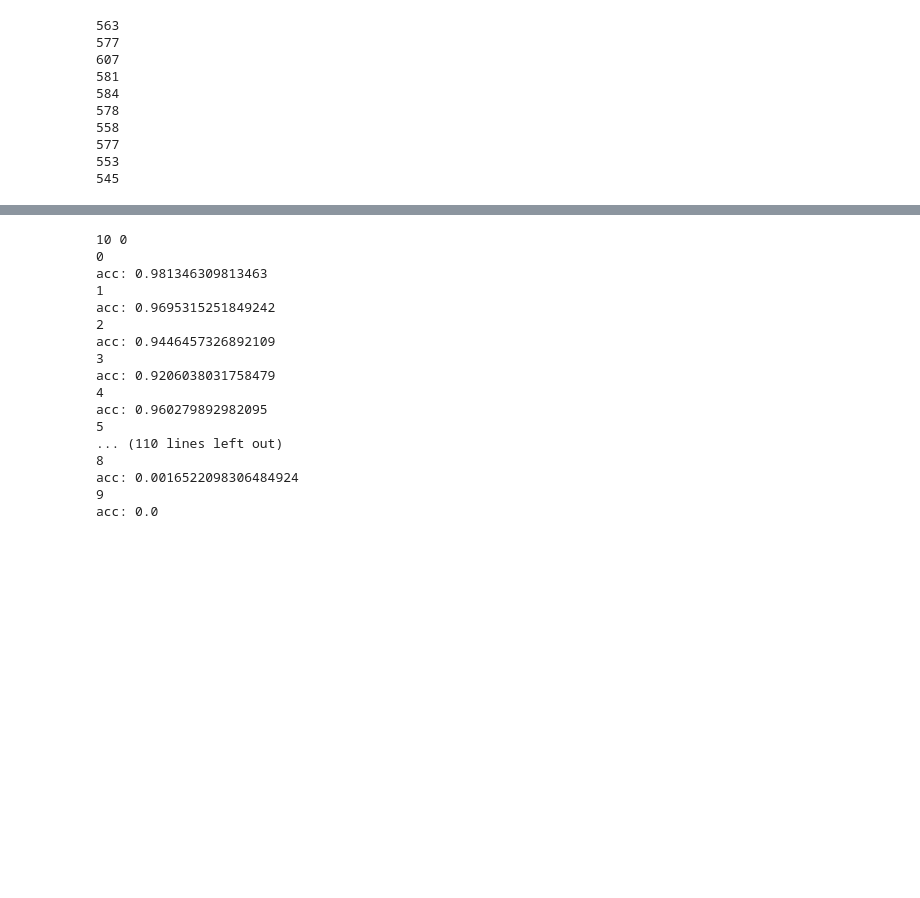
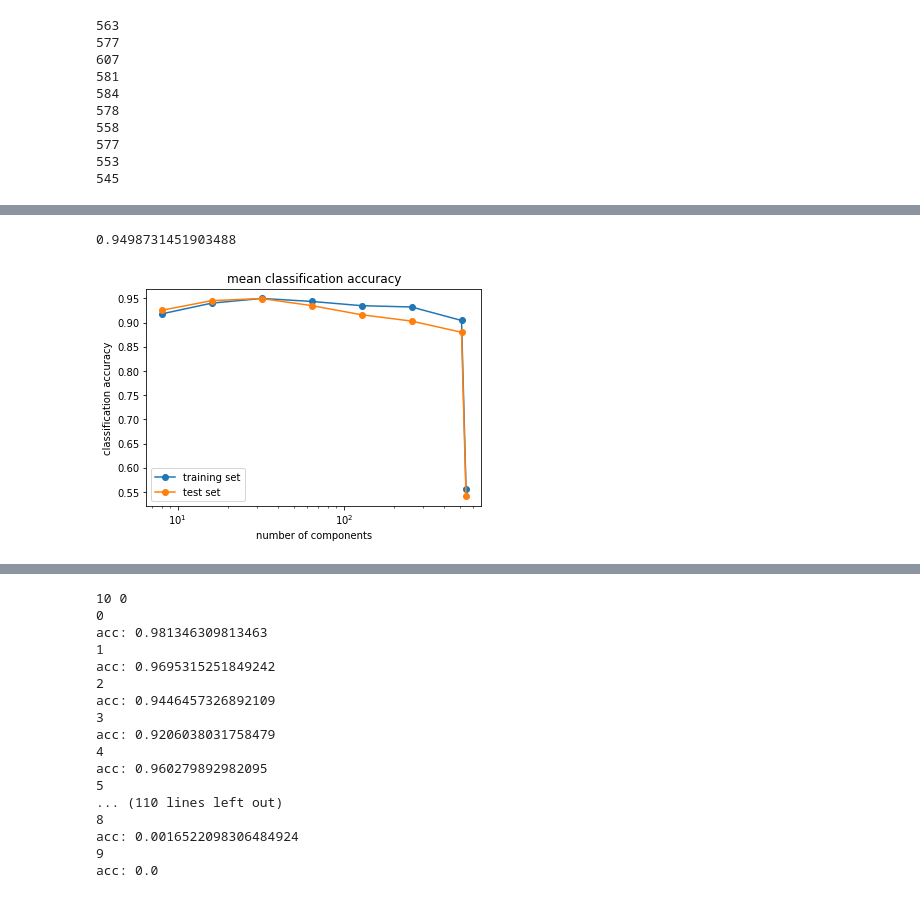
Before and after one commit to VMBoehm/DeNoPa, a Jupyter notebook: ClassificationWithPCA.ipynb, the cells around one changed output, grey strips where cells are left out. Saved outputs shown, nothing was run; the diff lists cells and outputs as text; code cells hidden in the pictures; blank space fills up the shorter version.

```diff
--- a/ClassificationWithPCA.ipynb
+++ b/ClassificationWithPCA.ipynb
@@ -269,0 +319,14 @@ for jj in range(10):
+# %%
+nums = [8,16,32,64,128,256,512,545]
+plt.figure()
+plt.title('mean classification accuracy')
+plt.semilogx(nums, np.mean(acctrain,axis=1), marker='o',label='training set')
+plt.semilogx(nums, np.mean(acctest,axis=1), marker='o', label='test set')
+print(max(np.mean(acctest,axis=1)))
+plt.xlabel('number of components')
+plt.ylabel('classification accuracy')
+plt.legend()
+plt.show()
+# %% [output]
+0.9498731451903488
+[figure, added]
```
Also changed, not shown: parts of 22 cells of this notebook.
